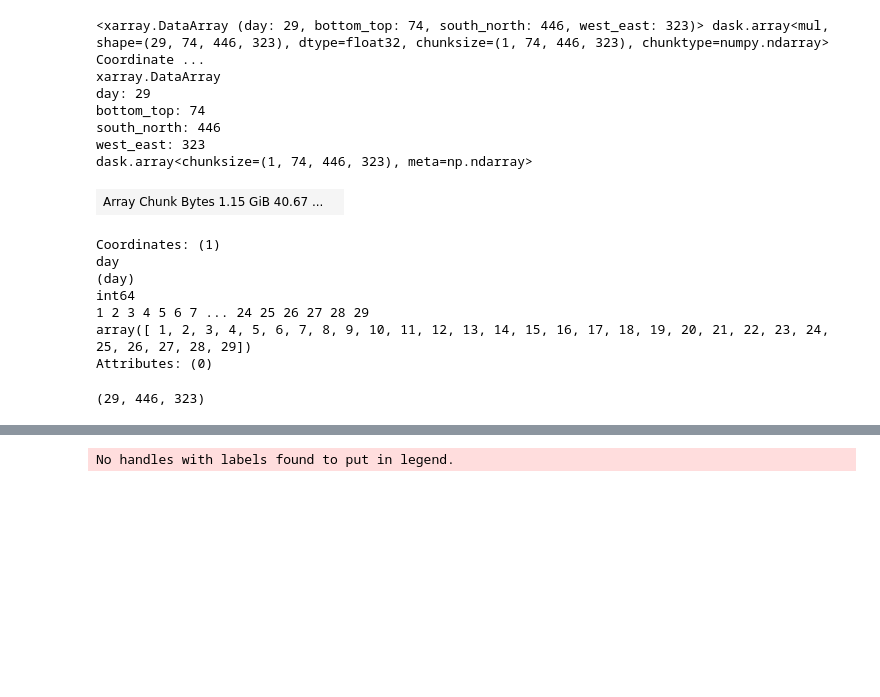
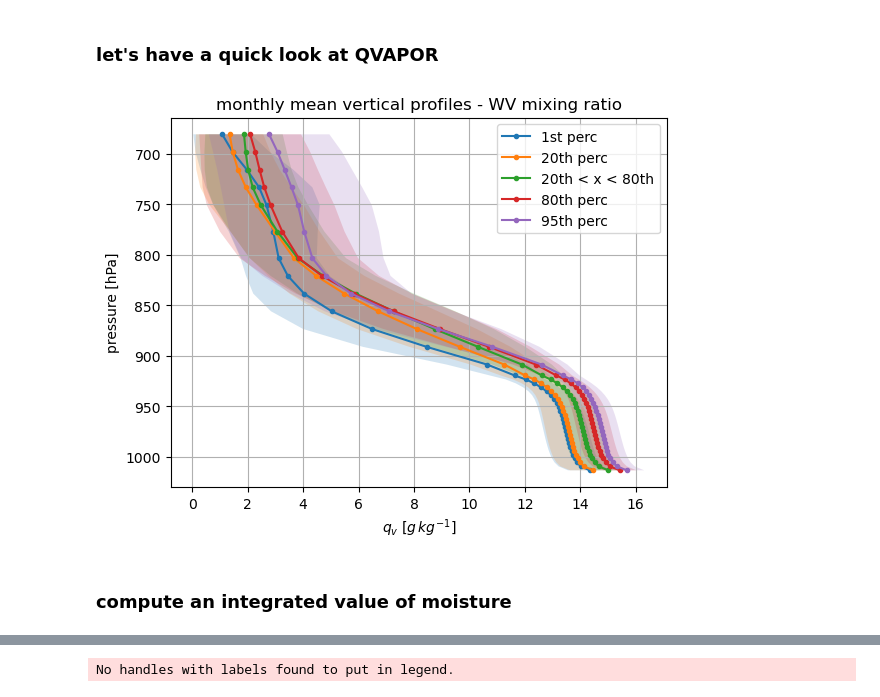
Before and after one commit to meteorologopazzo/thesis_material, a Jupyter notebook: EURECA_scripts/ABL_BULK/ABL+forced.ipynb, the cells around one changed output, grey strips where cells are left out. Drawn from its saved outputs; the diff is of its cells as text; code cells hidden in the pictures; blank space fills up the shorter version.

```diff
--- a/EURECA_scripts/ABL_BULK/ABL+forced.ipynb
+++ b/EURECA_scripts/ABL_BULK/ABL+forced.ipynb
@@ -88,3 +86,5 @@ pdist_sst, pdist_q2, pstd_q2, pstderr_q2, pnpoints_q2, ppvalue_q2 = distrib_2d(s
+# %% [markdown]
+### let's have a quick look at QVAPOR
 # %%
 # load data
 QVAPOR = ds['QVAPOR'].groupby('XTIME.day').mean()*seamask
@@ -93,3 +92,51 @@ QVAPOR = QVAPOR.transpose('bottom_top', 'day', 'south_north', 'west_east')
+# %%
+### LOAD PRESSURE COLUMN
+mean_vert_pres = np.load('/venus/tesi_ale/data_EU_forced/P/mean_vert_pres_forced.npy')
+# %%
+sst_1 = np.nanpercentile(sst_day, 1)
+sst_20 = np.nanpercentile(sst_day, 20)
+sst_80 = np.nanpercentile(sst_day, 80)
+sst_95 = np.nanpercentile(sst_day, 95)
+
+mask_1  = sst_day<sst_1;  mask_1 = np.where(mask_1, 1, np.nan)
+mask_20 = sst_day<sst_20; mask_20 = np.where(mask_20, 1, np.nan)
+mask_80 = sst_day>sst_80; mask_80 = np.where(mask_80, 1, np.nan)
+mask_95 = sst_day>sst_95; mask_95 = np.where(mask_95, 1, np.nan)
+mask_between = (sst_day>sst_20) & (sst_day<sst_80)
+mask_between = np.where(mask_between, 1, np.nan)
+
+# masks = [mask_1, mask_20, mask_between, mask_80, mask_95]
+# labs_leg = ['1st perc', '20th perc', '80th perc', '95th perc']
+# %%
+fig, ax = plt.subplots(1)
+ax.invert_yaxis()
+
+lev = int(38)
+### ADD THE PBLH WITH THE MASKS
+
+masks = [mask_1, mask_20, mask_between, mask_80, mask_95]
+labs_leg = ['1st perc', '20th perc', '20th < x < 80th', '80th perc', '95th perc']
+
+for i in range(5):
+
+    qvap_p = QVAPOR.values*masks[i]*1000
+    qvap_std = np.nanstd(qvap_p, axis=(1,2,3))
+    qvap_profile = np.nanmean(qvap_p, axis=(1,2,3))
+
+    ax.plot(qvap_profile[0:lev], mean_vert_pres[0:lev], '.-', label=labs_leg[i])
+    ax.fill_betweenx(mean_vert_pres[0:lev], qvap_profile[0:lev]+qvap_std[0:lev], qvap_profile[0:lev]-qvap_std[0:lev],\
+                     alpha=0.2)
+
+
+ax.legend(loc='upper right')
+ax.set_title(r'monthly mean vertical profiles - WV mixing ratio')
+ax.set_xlabel(r'$q_v$ [$g\,kg^{-1}$]')
+ax.set_ylabel('pressure [hPa]')
+ax.grid()
+# %% [output]
+[figure, added]
+# %% [markdown]
+### compute an integrated value of moisture
 # %%
 PBLH_day = ds['PBLH'].groupby('XTIME.day').mean().values*seamask
 PBLH_pres = mpcalc.height_to_pressure_std(PBLH_day*units.meters)
@@ -108,19 +144 @@ pres = pres.transpose('bottom_top', 'day', 'south_north', 'west_east')
-# %%
-pres
-# %% [output]
-<xarray.DataArray (day: 29, bottom_top: 74, south_north: 446, west_east: 323)> dask.array<mul, shape=(29, 74, 446, 323), dtype=float32, chunksize=(1, 74, 446, 323), chunktype=numpy.ndarray> Coordinate ...
-xarray.DataArray
-day: 29
-bottom_top: 74
-south_north: 446
-west_east: 323
-dask.array<chunksize=(1, 74, 446, 323), meta=np.ndarray>
-| Array Chunk Bytes 1.15 GiB 40.67 ... |  |
-Coordinates: (1)
-day
-(day)
-int64
-1 2 3 4 5 6 7 ... 24 25 26 27 28 29
-array([ 1, 2, 3, 4, 5, 6, 7, 8, 9, 10, 11, 12, 13, 14, 15, 16, 17, 18, 19, 20, 21, 22, 23, 24, 25, 26, 27, 28, 29])
-Attributes: (0)
 # %%
@@ -154,4 +166,0 @@ LWP_malb = LWP_mabl/thickness_mabl
-# %%
-LWP_malb.shape
-# %% [output]
-(29, 446, 323)
```
Also changed, not shown: parts of 21 cells of this notebook.
